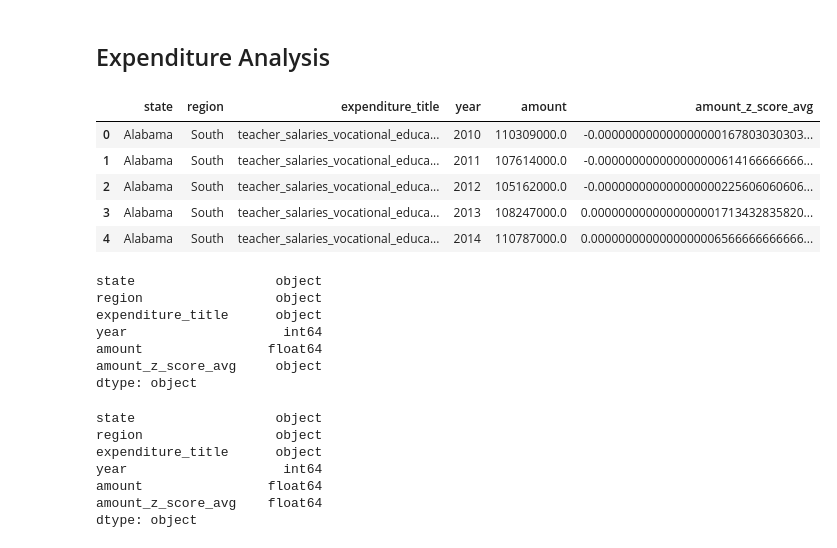
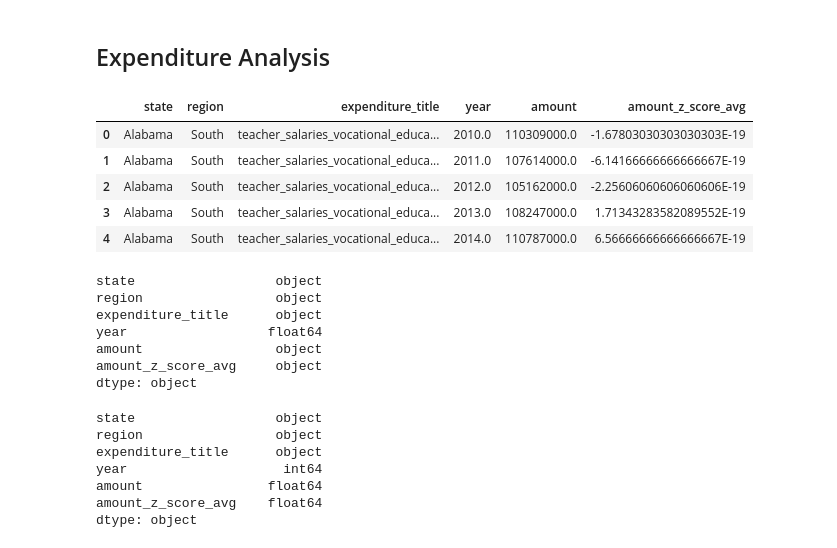
Before and after one commit to jacobc5266/NCES_Data_Set, a Jupyter notebook: src/LEA_Finance_Data_Regional_Level_Analysis.ipynb, the cells around one changed output. Cells and saved outputs as stored; diff of their text form; code cells hidden in the pictures.

```diff
--- a/src/LEA_Finance_Data_Regional_Level_Analysis.ipynb
+++ b/src/LEA_Finance_Data_Regional_Level_Analysis.ipynb
@@ -12,7 +12,6 @@ from utilities import Utilities
 # Create Instance of Utilities (A class with various data operations that will be used throughout the project)
 utils = Utilities()
 
-database_setup_bool = False
-if database_setup_bool:
-    # Establish Database Connection
-    conn = utils.create_database_conn()
+# Establish Database Connection
+# The upcoming data retrieval method will switch to CSV format if the database connection fails
+conn = utils.create_database_conn()
@@ -45,34 +44,34 @@ GROUP BY state, region, year, expenditure_title
 ORDER BY state, year, expenditure_title;
 """
 # %%
-if database_setup_bool:
+if conn:
     tech_vocational_expenditures = utils.execute_sql(query, conn)
 else:
         try:
             tech_vocational_expenditures = pd.read_csv(os.path.join('..','tech_vocational_expenditures_2010_to_2020.csv'),
                                                        dtype={'amount_z_score_avg': 'str'})
         except FileNotFoundError:
             print("CSV file 'tech_vocational_expenditures_2010_to_2020.csv' not found. Please ensure the file is in the correct directory.")
             raise
         except Exception as e:
             print(f"An error occurred while loading the CSV file: {e}")
             raise
 tech_vocational_expenditures.head()
 # %% [output]
 |  | state | region | expenditure_title | year | amount | amount_z_score_avg |
-| 0 | Alabama | South | teacher_salaries_vocational_educa... | 2010 | 110309000.0 | -0.000000000000000000167803030303... |
-| 1 | Alabama | South | teacher_salaries_vocational_educa... | 2011 | 107614000.0 | -0.000000000000000000614166666666... |
-| 2 | Alabama | South | teacher_salaries_vocational_educa... | 2012 | 105162000.0 | -0.000000000000000000225606060606... |
-| 3 | Alabama | South | teacher_salaries_vocational_educa... | 2013 | 108247000.0 | 0.0000000000000000001713432835820... |
-| 4 | Alabama | South | teacher_salaries_vocational_educa... | 2014 | 110787000.0 | 0.0000000000000000006566666666666... |
+| 0 | Alabama | South | teacher_salaries_vocational_educa... | 2010.0 | 110309000.0 | -1.67803030303030303E-19 |
+| 1 | Alabama | South | teacher_salaries_vocational_educa... | 2011.0 | 107614000.0 | -6.14166666666666667E-19 |
+| 2 | Alabama | South | teacher_salaries_vocational_educa... | 2012.0 | 105162000.0 | -2.25606060606060606E-19 |
+| 3 | Alabama | South | teacher_salaries_vocational_educa... | 2013.0 | 108247000.0 | 1.71343283582089552E-19 |
+| 4 | Alabama | South | teacher_salaries_vocational_educa... | 2014.0 | 110787000.0 | 6.56666666666666667E-19 |
 # %%
 tech_vocational_expenditures.dtypes
 # %% [output]
 state                  object
 region                 object
 expenditure_title      object
-year                    int64
-amount                float64
+year                  float64
+amount                 object
 amount_z_score_avg     object
 dtype: object
 # %%
```
Also changed, not shown: parts of 7 cells of this notebook, 2 other files.
